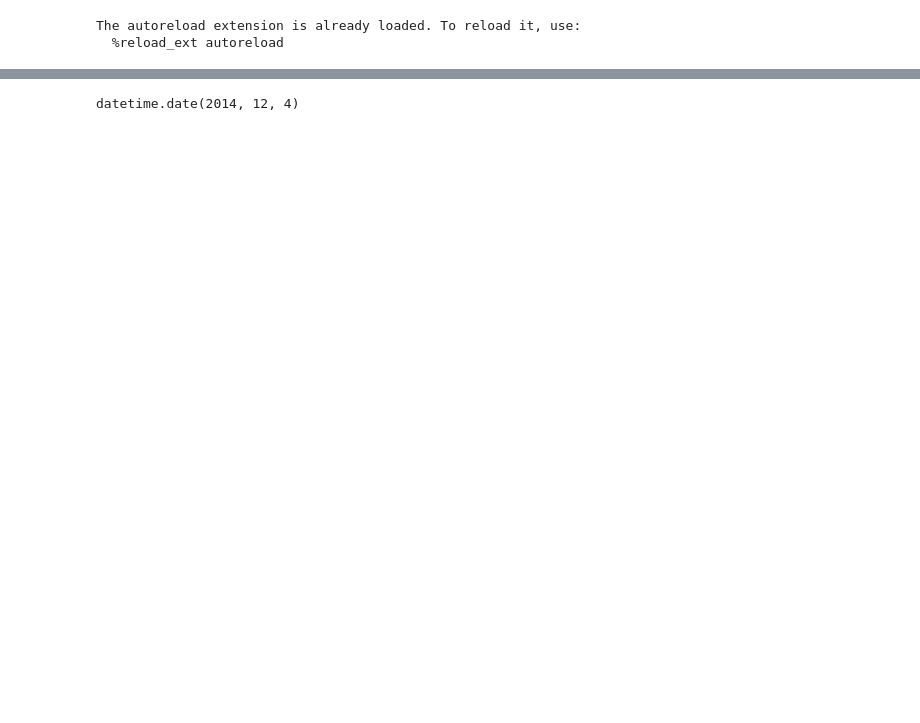
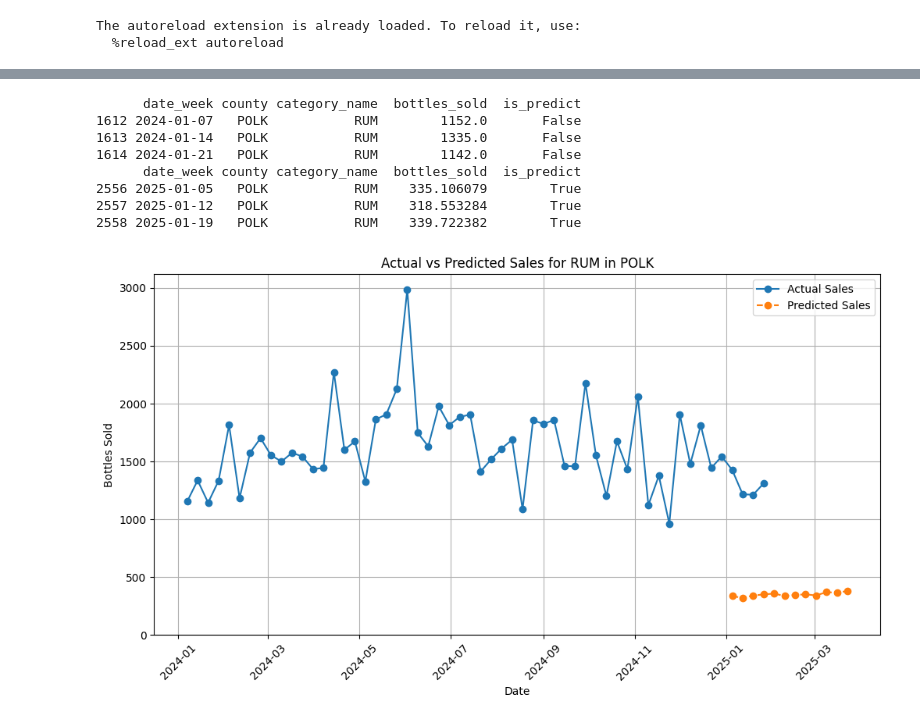
Before and after one commit to hilinski/liquor_demand_forecasting, a Jupyter notebook: notebooks/plot.ipynb, the cells around one changed output, grey strips where cells are left out. Drawn from its saved outputs; the diff is of its cells as text; code cells hidden in the pictures; blank space fills up the shorter version.

```diff
--- a/notebooks/plot.ipynb
+++ b/notebooks/plot.ipynb
@@ -80,6 +80,15 @@ plot_actual_vs_predicted(data, 'POLK', 'RUM')
 # %%
+plot_actual_vs_predicted(data, 'POLK', 'RUM')
 # %% [output]
-datetime.date(2014, 12, 4)
+      date_week county category_name  bottles_sold  is_predict
+1612 2024-01-07   POLK           RUM        1152.0       False
+1613 2024-01-14   POLK           RUM        1335.0       False
+1614 2024-01-21   POLK           RUM        1142.0       False
+      date_week county category_name  bottles_sold  is_predict
+2556 2025-01-05   POLK           RUM    335.106079        True
+2557 2025-01-12   POLK           RUM    318.553284        True
+2558 2025-01-19   POLK           RUM    339.722382        True
+[figure, added]
 # %%
 data_proc_path = '../data/processed/data_processed.csv'
 data_proc = pd.read_csv(data_proc_path)
```
Also changed, not shown: parts of 3 cells of this notebook, 1 other file.
